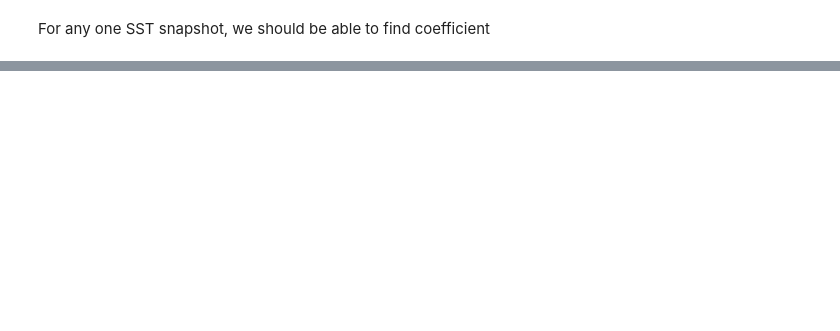
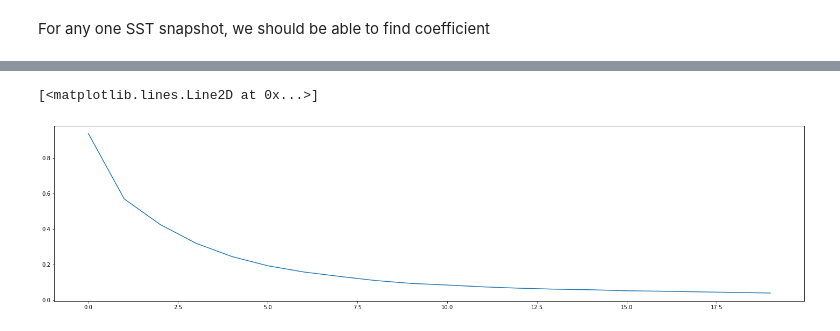
Before and after one commit to oceanhackweek/ohw22-proj-ENSO_Prediction, a Jupyter notebook: contributors/EOFs-LSTM.ipynb, the cells around one changed output, grey strips where cells are left out. Drawn from its saved outputs; the diff is of its cells as text; code cells hidden in the pictures; blank space fills up the shorter version.

```diff
--- a/contributors/EOFs-LSTM.ipynb
+++ b/contributors/EOFs-LSTM.ipynb
@@ -213,0 +249,8 @@ plt.plot(PCs[0,:13])
+# %%
+x = tf.keras.layers.Input((12,13))
+y = tf.keras.layers.LSTM(100, return_sequences=True)(x)
+y = tf.keras.layers.LSTM(100, return_sequences=False)(y)
+y = tf.keras.layers.Dense(12, activation='linear')(y)
+# %%
+model = tf.keras.models.Model(x,y)
+model.summary()
@@ -213,0 +275,5 @@ plt.plot(PCs[0,:13])
+# %%
+# https://www.tensorflow.org/api_docs/python/tf/keras/Model#compile
+model.compile(optimizer='adam', loss='MSE', metrics=['MSE'])
+# %%
+hist = model.fit(x = PCs_reshape, y = d_Y_train, epochs=20)
@@ -213,0 +298,5 @@ plt.plot(PCs[0,:13])
+# %%
+plt.plot(hist.history['loss'])
+# %% [output]
+[<matplotlib.lines.Line2D at 0x...>]
+[figure, added]
```
Also changed, not shown: parts of 27 cells of this notebook.
